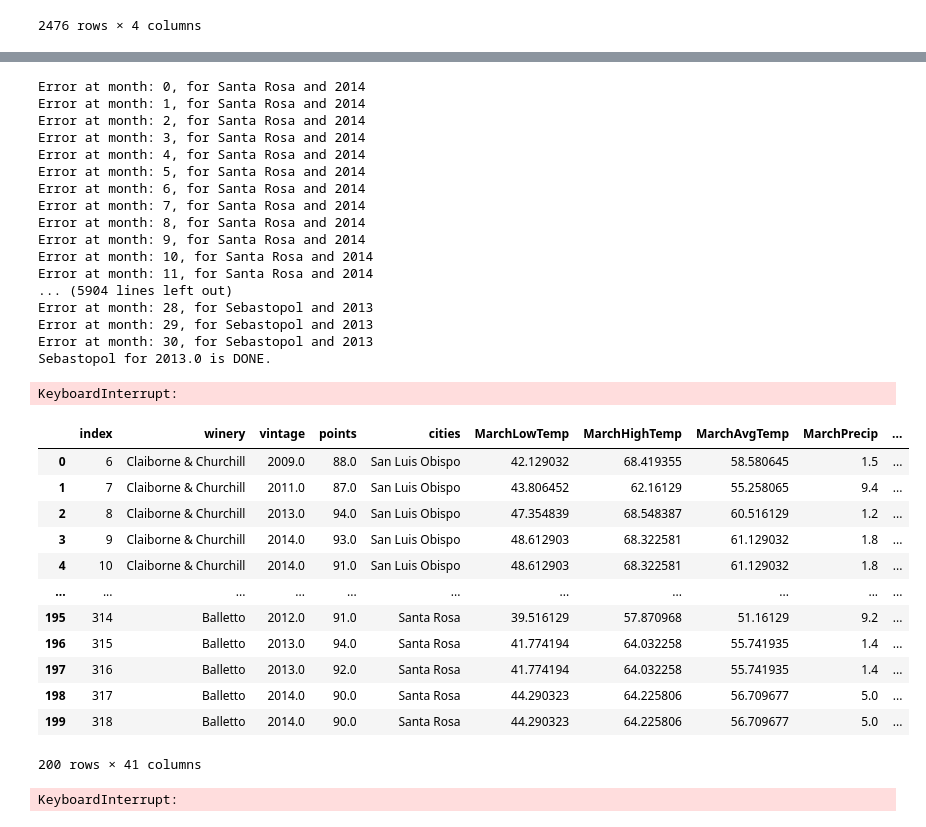
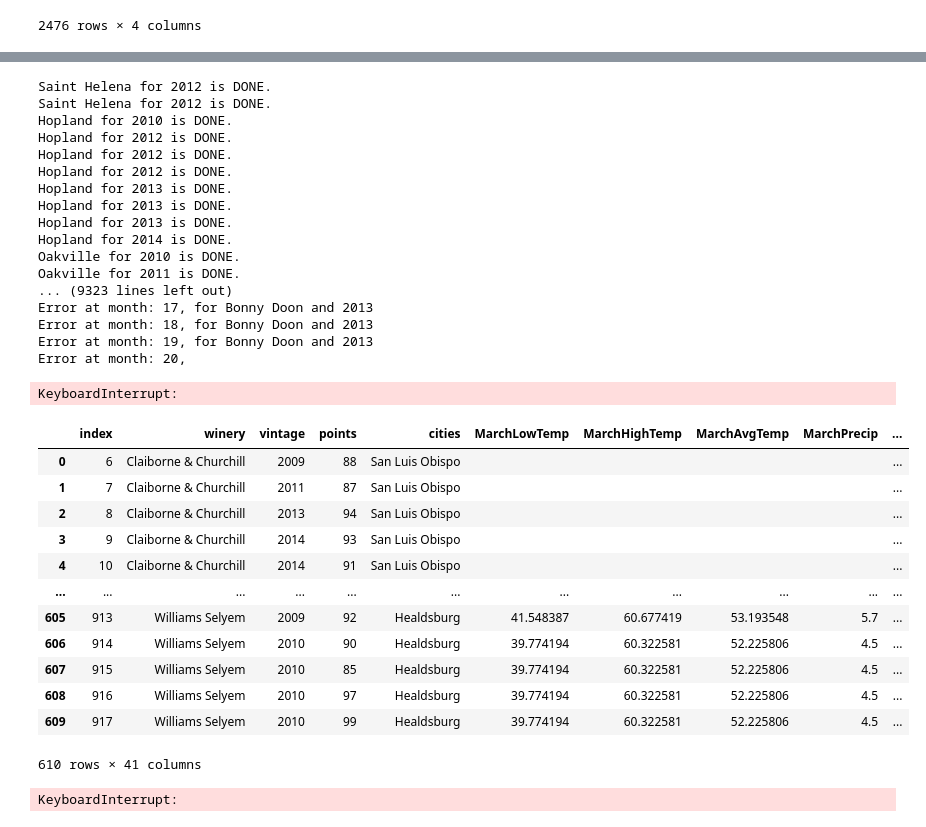
Before and after one commit to TempestCampbell/Machine-Learning-Project, a Jupyter notebook: WeatherDataPull/WeatherPull.ipynb, the cells around one changed output, grey strips where cells are left out. Drawn from its saved outputs; the diff is of its cells as text; code cells hidden in the pictures.

```diff
--- a/WeatherDataPull/WeatherPull.ipynb
+++ b/WeatherDataPull/WeatherPull.ipynb
@@ -358,9 +387,9 @@ uniqueVintCity=uniqueVintCity.reset_index()
 import requests
 import json
 
-countTracker=200
+countTracker=1300
 
-while countTracker<300:
+while countTracker<1400:
     marchResults=getWeatherData(uniqueVintCity.iloc[countTracker]["vintage"], uniqueVintCity.iloc[countTracker]["cities"], "March")
     uniqueVintCity.at[countTracker,"MarchHighTemp"]=marchResults[0]
     uniqueVintCity.at[countTracker,"MarchLowTemp"]=marchResults[1]
@@ -411,38 +440,40 @@ while countTracker<300:
 
     print(f'{uniqueVintCity.iloc[countTracker]["cities"]} for {uniqueVintCity.iloc[countTracker]["vintage"]} is DONE.')
     countTracker+=1
+
+print("This run DONE!")
 # %% [output]
-Error at month: 0, for Santa Rosa and 2014
-Error at month: 1, for Santa Rosa and 2014
-Error at month: 2, for Santa Rosa and 2014
-Error at month: 3, for Santa Rosa and 2014
-Error at month: 4, for Santa Rosa and 2014
-Error at month: 5, for Santa Rosa and 2014
-Error at month: 6, for Santa Rosa and 2014
-Error at month: 7, for Santa Rosa and 2014
-Error at month: 8, for Santa Rosa and 2014
-Error at month: 9, for Santa Rosa and 2014
-Error at month: 10, for Santa Rosa and 2014
-Error at month: 11, for Santa Rosa and 2014
-... (5904 lines left out)
-Error at month: 28, for Sebastopol and 2013
-Error at month: 29, for Sebastopol and 2013
-Error at month: 30, for Sebastopol and 2013
-Sebastopol for 2013.0 is DONE.
+Saint Helena for 2012 is DONE.
+Saint Helena for 2012 is DONE.
+Hopland for 2010 is DONE.
+Hopland for 2012 is DONE.
+Hopland for 2012 is DONE.
+Hopland for 2012 is DONE.
+Hopland for 2013 is DONE.
+Hopland for 2013 is DONE.
+Hopland for 2013 is DONE.
+Hopland for 2014 is DONE.
+Oakville for 2010 is DONE.
+Oakville for 2011 is DONE.
+... (9323 lines left out)
+Error at month: 17, for Bonny Doon and 2013
+Error at month: 18, for Bonny Doon and 2013
+Error at month: 19, for Bonny Doon and 2013
+Error at month: 20,
 KeyboardInterrupt:
 # %%
-uniqueVintCity.head(200)
+uniqueVintCity.head(610)
 # %% [output]
 |  | index | winery | vintage | points | cities | MarchLowTemp | MarchHighTemp | MarchAvgTemp | MarchPrecip | ... |
-| 0 | 6 | Claiborne & Churchill | 2009.0 | 88.0 | San Luis Obispo | 42.129032 | 68.419355 | 58.580645 | 1.5 | ... |
-| 1 | 7 | Claiborne & Churchill | 2011.0 | 87.0 | San Luis Obispo | 43.806452 | 62.16129 | 55.258065 | 9.4 | ... |
-| 2 | 8 | Claiborne & Churchill | 2013.0 | 94.0 | San Luis Obispo | 47.354839 | 68.548387 | 60.516129 | 1.2 | ... |
-| 3 | 9 | Claiborne & Churchill | 2014.0 | 93.0 | San Luis Obispo | 48.612903 | 68.322581 | 61.129032 | 1.8 | ... |
-| 4 | 10 | Claiborne & Churchill | 2014.0 | 91.0 | San Luis Obispo | 48.612903 | 68.322581 | 61.129032 | 1.8 | ... |
+| 0 | 6 | Claiborne & Churchill | 2009 | 88 | San Luis Obispo |  |  |  |  | ... |
+| 1 | 7 | Claiborne & Churchill | 2011 | 87 | San Luis Obispo |  |  |  |  | ... |
+| 2 | 8 | Claiborne & Churchill | 2013 | 94 | San Luis Obispo |  |  |  |  | ... |
+| 3 | 9 | Claiborne & Churchill | 2014 | 93 | San Luis Obispo |  |  |  |  | ... |
+| 4 | 10 | Claiborne & Churchill | 2014 | 91 | San Luis Obispo |  |  |  |  | ... |
 | ... | ... | ... | ... | ... | ... | ... | ... | ... | ... | ... |
-| 195 | 314 | Balletto | 2012.0 | 91.0 | Santa Rosa | 39.516129 | 57.870968 | 51.16129 | 9.2 | ... |
-| 196 | 315 | Balletto | 2013.0 | 94.0 | Santa Rosa | 41.774194 | 64.032258 | 55.741935 | 1.4 | ... |
-| 197 | 316 | Balletto | 2013.0 | 92.0 | Santa Rosa | 41.774194 | 64.032258 | 55.741935 | 1.4 | ... |
-| 198 | 317 | Balletto | 2014.0 | 90.0 | Santa Rosa | 44.290323 | 64.225806 | 56.709677 | 5.0 | ... |
-| 199 | 318 | Balletto | 2014.0 | 90.0 | Santa Rosa | 44.290323 | 64.225806 | 56.709677 | 5.0 | ... |
+| 605 | 913 | Williams Selyem | 2009 | 92 | Healdsburg | 41.548387 | 60.677419 | 53.193548 | 5.7 | ... |
+| 606 | 914 | Williams Selyem | 2010 | 90 | Healdsburg | 39.774194 | 60.322581 | 52.225806 | 4.5 | ... |
+| 607 | 915 | Williams Selyem | 2010 | 85 | Healdsburg | 39.774194 | 60.322581 | 52.225806 | 4.5 | ... |
+| 608 | 916 | Williams Selyem | 2010 | 97 | Healdsburg | 39.774194 | 60.322581 | 52.225806 | 4.5 | ... |
+| 609 | 917 | Williams Selyem | 2010 | 99 | Healdsburg | 39.774194 | 60.322581 | 52.225806 | 4.5 | ... |
-200 rows × 41 columns
+610 rows × 41 columns
```
Also changed, not shown: parts of 4 cells of this notebook, 3 other files.
